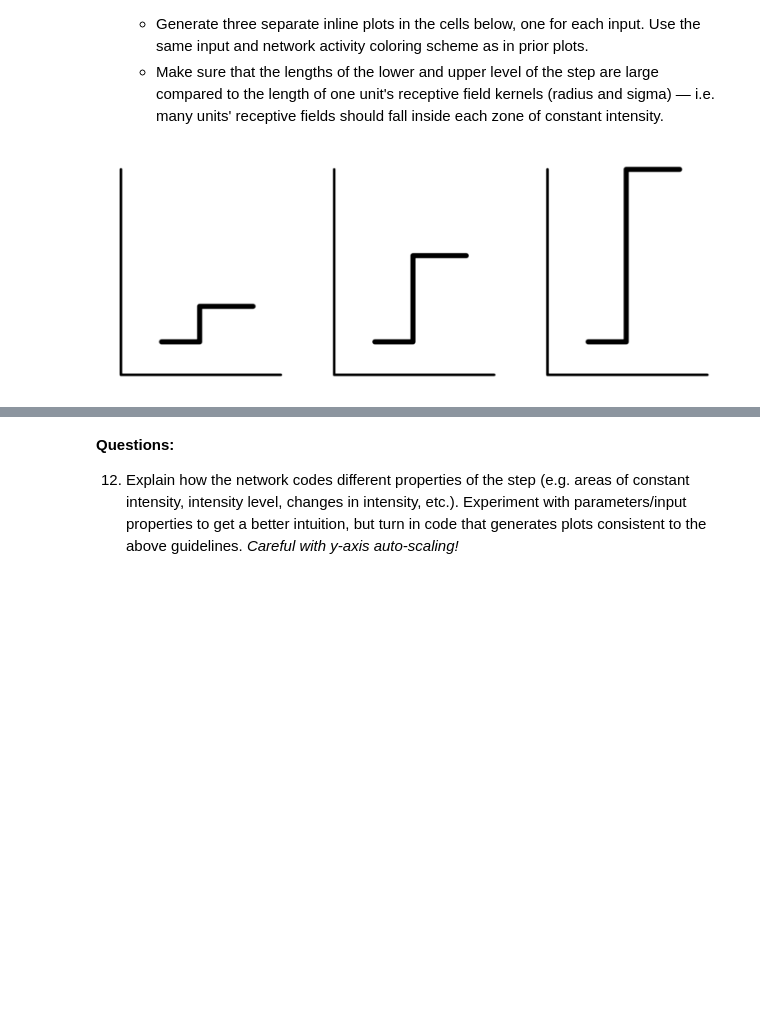
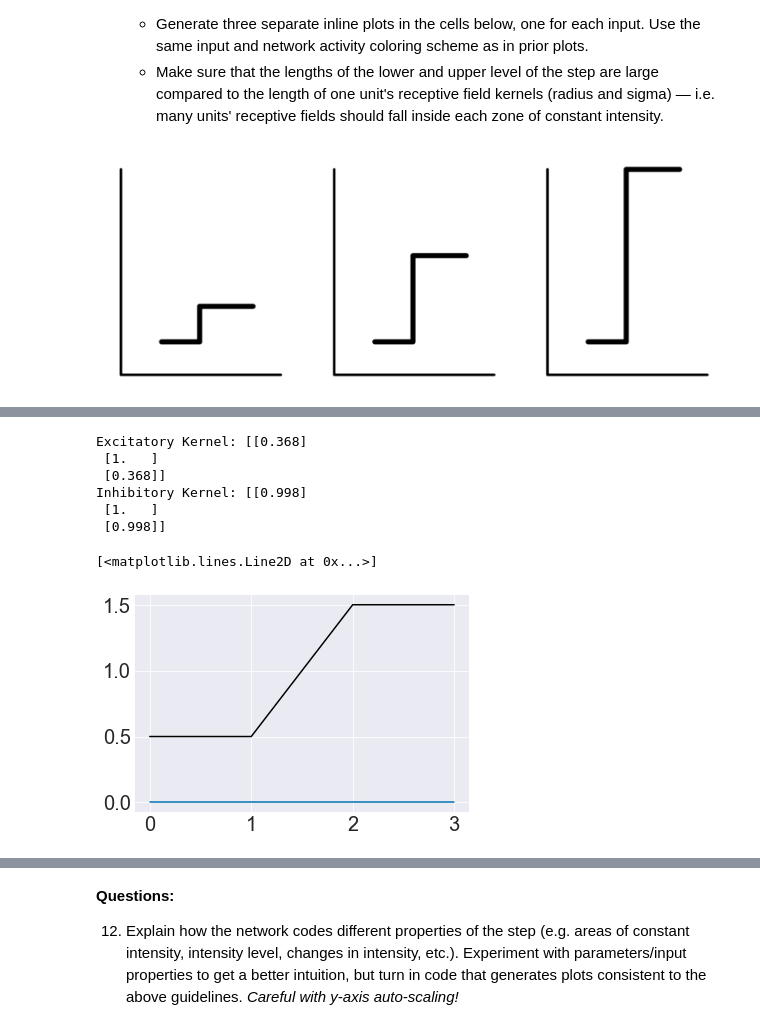
Before and after one commit to ejseal21/Computational-Neuroscience, a Jupyter notebook: Project3/CompNets.ipynb, the cells around one changed output, grey strips where cells are left out. Cells and saved outputs as stored; diff of their text form; code cells hidden in the pictures; blank space fills up the shorter version.

```diff
--- a/Project3/CompNets.ipynb
+++ b/Project3/CompNets.ipynb
@@ -413,0 +442,13 @@ plt.plot(outputs[-1])
+# %%
+outputs2 = competitive_nets.dist_dep_net(np.array(y_conv_2), A=1, B=1, C=1, exc_sigma=1.0, inh_sigma=20.0, kerSz=3, t_max=3, dt=0.001)
+plt.plot(outputs2[-1])
+plt.plot(y_conv_2, color="black")
+# %% [output]
+Excitatory Kernel: [[0.368]
+ [1.   ]
+ [0.368]]
+Inhibitory Kernel: [[0.998]
+ [1.   ]
+ [0.998]]
+[<matplotlib.lines.Line2D at 0x...>]
+[figure, added]
```
Also changed, not shown: parts of 23 cells of this notebook.
